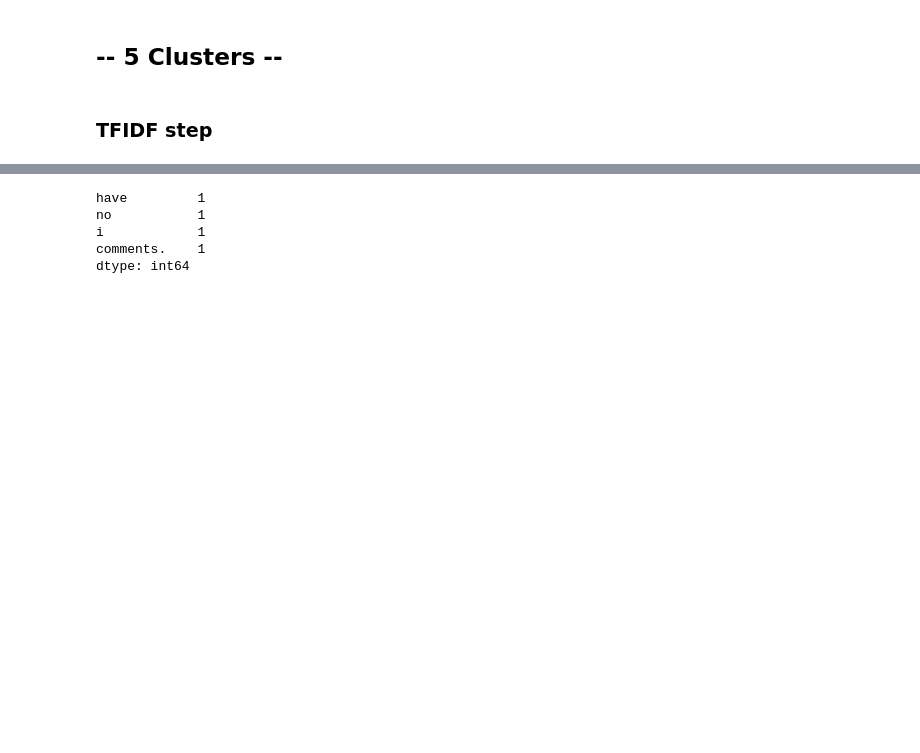
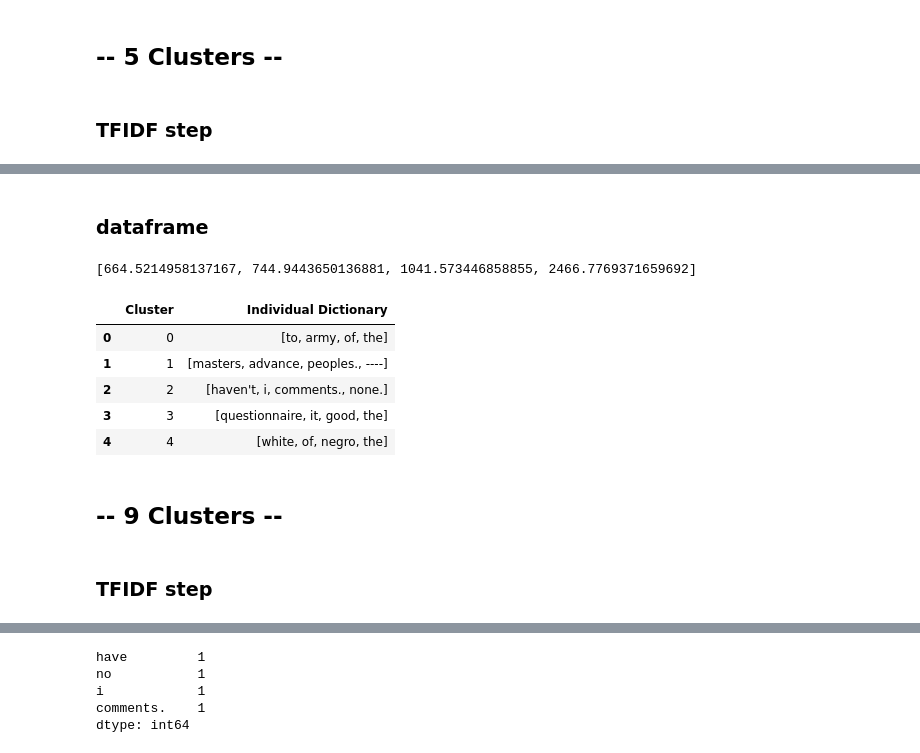
Before and after one commit to amos3vt/ASWW2, a Jupyter notebook: scripts/whiteClusters_cleanSurvey.ipynb, the cells around one changed output, grey strips where cells are left out. Saved outputs shown, nothing was run; the diff lists cells and outputs as text; code cells hidden in the pictures; blank space fills up the shorter version.

```diff
--- a/scripts/whiteClusters_cleanSurvey.ipynb
+++ b/scripts/whiteClusters_cleanSurvey.ipynb
@@ -147,0 +190,2 @@ WARNING:matplotlib.legend:No handles with labels found to put in legend.
+# %%
+TF = clusters.apply(lambda bag : pd.Series(bag).value_counts())
@@ -147,0 +239,2 @@ WARNING:matplotlib.legend:No handles with labels found to put in legend.
+# %% [markdown]
+### dataframe
@@ -148,3 +245,21 @@ WARNING:matplotlib.legend:No handles with labels found to put in legend.
+# %%
+[(final.loc[:8].values.tolist())[0][j] for j in list(np.argsort(np.array(final.loc[:8].values.tolist())[0])[-4:])]
+# %% [output]
+[664.5214958137167, 744.9443650136881, 1041.573446858855, 2466.7769371659692]
+# %%
+dictionary = pd.DataFrame({'Cluster': range(0, 5), 'Individual Dictionary': listoflists})
+dictionary
+# %% [output]
+|  | Cluster | Individual Dictionary |
+| 0 | 0 | [to, army, of, the] |
+| 1 | 1 | [masters, advance, peoples., ----] |
+| 2 | 2 | [haven't, i, comments., none.] |
+| 3 | 3 | [questionnaire, it, good, the] |
+| 4 | 4 | [white, of, negro, the] |
+# %% [markdown]
+## -- 9 Clusters --
+# %% [markdown]
+### TFIDF step
 # %%
 n=9
 
```
Also changed, not shown: parts of 14 cells of this notebook.
